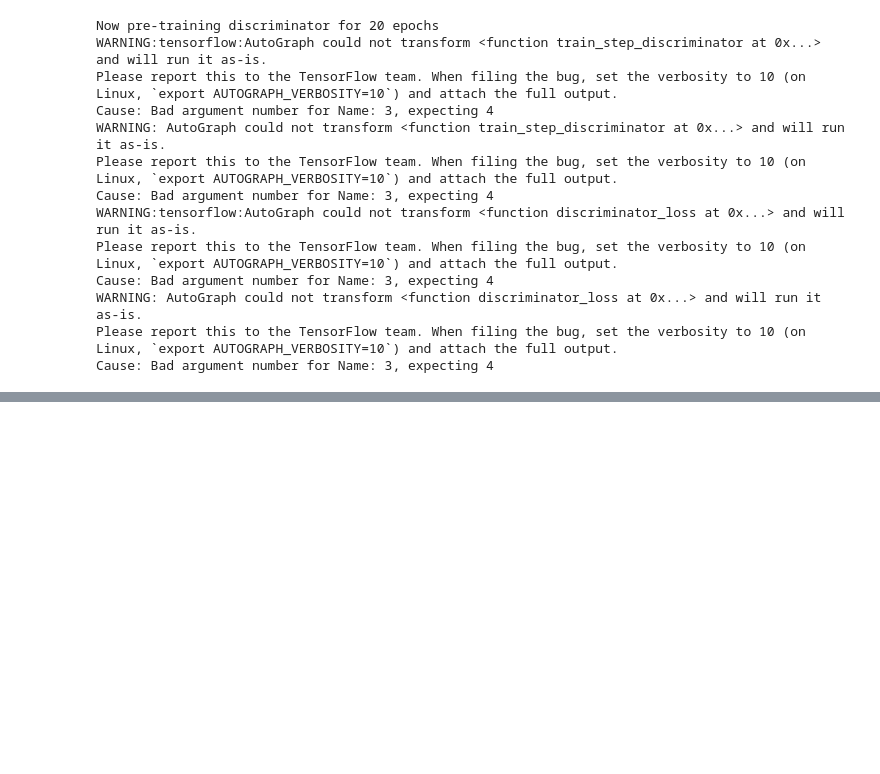
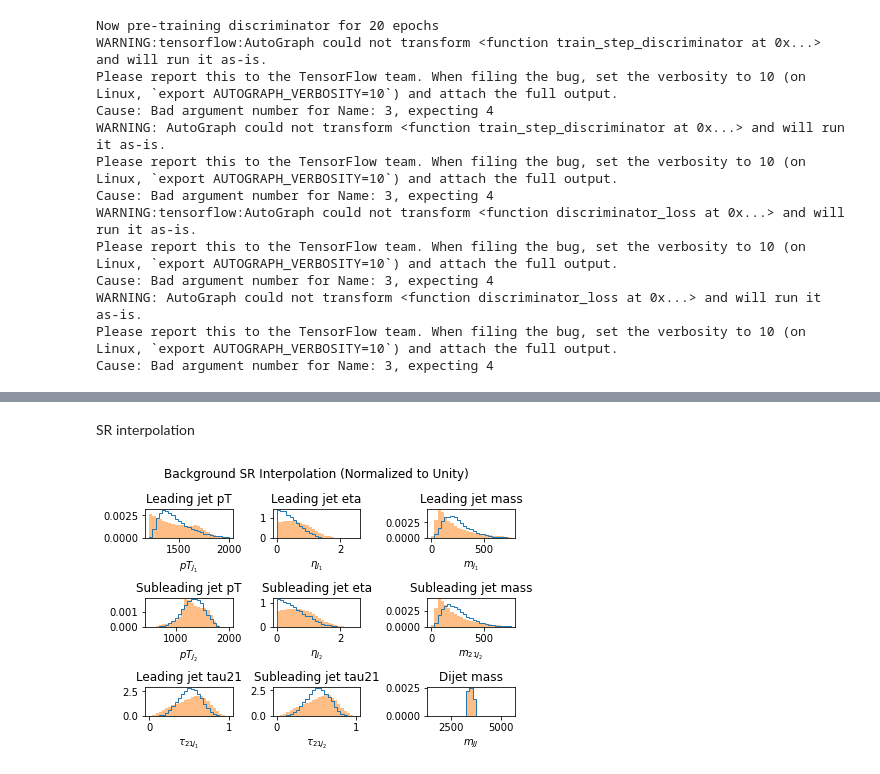
Before and after one commit to VinceLing0529/Anomaly-Detection, a Jupyter notebook: CDjetGAN.ipynb, the cells around one changed output, grey strips where cells are left out. Drawn from its saved outputs; the diff is of its cells as text; code cells hidden in the pictures; blank space fills up the shorter version.

```diff
--- a/CDjetGAN.ipynb
+++ b/CDjetGAN.ipynb
@@ -613,0 +739,6 @@ Epoch 20:
+# %% [markdown]
+SR interpolation
+# %%
+fakedata=graph_gan(generator, mode = "bg_SR")
+# %% [output]
+[figure, added]
```
Also changed, not shown: parts of 13 cells of this notebook.
